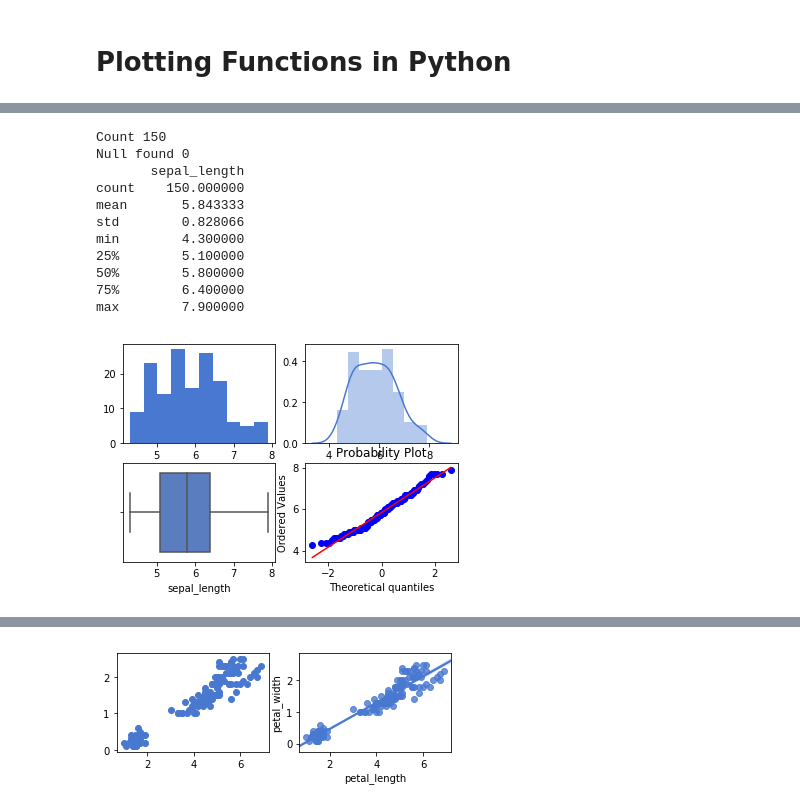
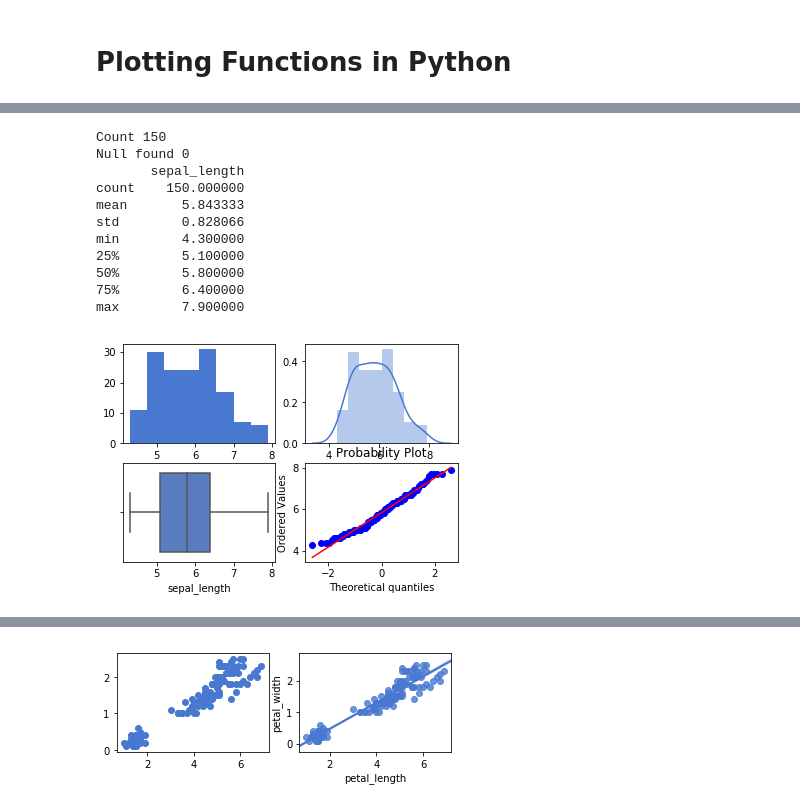
Before and after one commit to ashavish/BackToBasics, a Jupyter notebook: Visualization Functions in Python.ipynb, the cells around one changed output, grey strips where cells are left out. Drawn from its saved outputs; the diff is of its cells as text; code cells hidden in the pictures.

```diff
--- a/Visualization Functions in Python.ipynb
+++ b/Visualization Functions in Python.ipynb
@@ -162,16 +50,17 @@ memory usage: 5.9+ KB
-# %%
-univariate_cont("sepal_length",data,bins_=10)
-# %% [output]
-Count 150
-Null found 0
-       sepal_length
-count    150.000000
-mean       5.843333
-std        0.828066
-min        4.300000
-25%        5.100000
-50%        5.800000
-75%        6.400000
-max        7.900000
-[figure, removed]
+# %%
+bins = binning.struges(data)
+visualizer.univariate_cont("sepal_length",data,bins_=bins)
+# %% [output]
+Count 150
+Null found 0
+       sepal_length
+count    150.000000
+mean       5.843333
+std        0.828066
+min        4.300000
+25%        5.100000
+50%        5.800000
+75%        6.400000
+max        7.900000
+[figure, added]
 # %%
```
Also changed, not shown: parts of 9 cells of this notebook, 2 other files.
